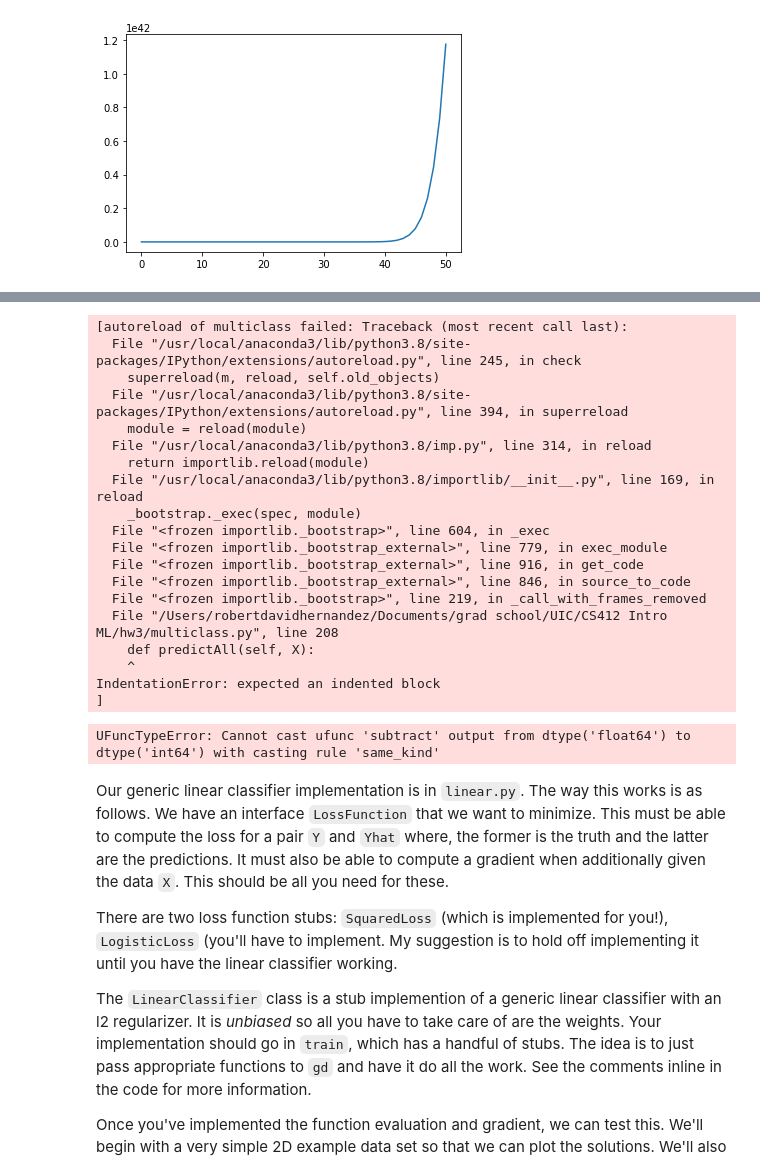
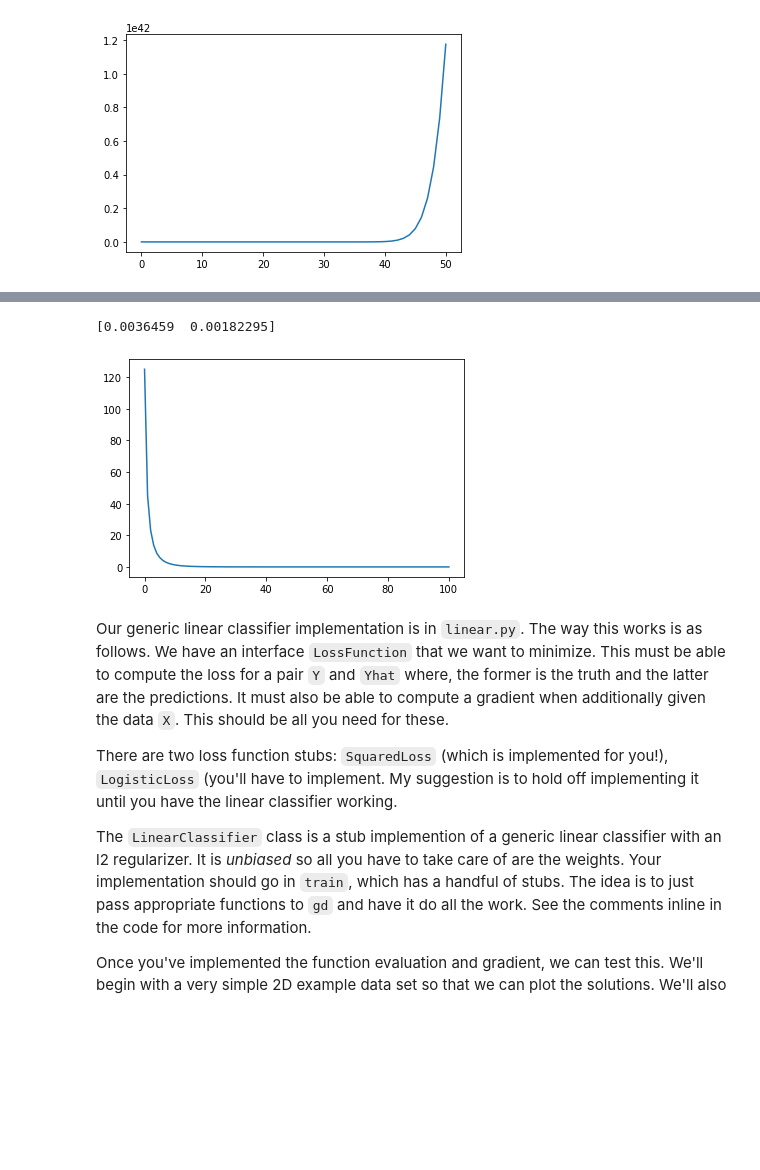
Before and after one commit to Rhernandez513/Intro_to_Machine_Learning, a Jupyter notebook: hw3/hw3.ipynb, the cells around one changed output, grey strips where cells are left out. Saved outputs shown, nothing was run; the diff lists cells and outputs as text; code cells hidden in the pictures; blank space fills up the shorter version.

```diff
--- a/hw3/hw3.ipynb
+++ b/hw3/hw3.ipynb
@@ -554,29 +560,12 @@ too:
 # %%
 x, trajectory = gd.gd(lambda x: linalg.norm(x)**2, lambda x: 2*x, array([10,5]), 100, 0.2)
 print(x)
 # array([ 0.0036459 ,  0.00182295])
-plot(trajectory)
+plt.plot(trajectory)
+plt.show()
 # %% [output]
-[autoreload of multiclass failed: Traceback (most recent call last):
-  File "/usr/local/anaconda3/lib/python3.8/site-packages/IPython/extensions/autoreload.py", line 245, in check
-    superreload(m, reload, self.old_objects)
-  File "/usr/local/anaconda3/lib/python3.8/site-packages/IPython/extensions/autoreload.py", line 394, in superreload
-    module = reload(module)
-  File "/usr/local/anaconda3/lib/python3.8/imp.py", line 314, in reload
-    return importlib.reload(module)
-  File "/usr/local/anaconda3/lib/python3.8/importlib/__init__.py", line 169, in reload
-    _bootstrap._exec(spec, module)
-  File "<frozen importlib._bootstrap>", line 604, in _exec
-  File "<frozen importlib._bootstrap_external>", line 779, in exec_module
-  File "<frozen importlib._bootstrap_external>", line 916, in get_code
-  File "<frozen importlib._bootstrap_external>", line 846, in source_to_code
-  File "<frozen importlib._bootstrap>", line 219, in _call_with_frames_removed
-  File "/Users/robertdavidhernandez/Documents/grad school/UIC/CS412 Intro ML/hw3/multiclass.py", line 208
-    def predictAll(self, X):
-    ^
-IndentationError: expected an indented block
-]
+[0.0036459  0.00182295]
-UFuncTypeError: Cannot cast ufunc 'subtract' output from dtype('float64') to dtype('int64') with casting rule 'same_kind'
+[figure, added]
 # %% [markdown]
 Our generic linear classifier implementation is
 in `linear.py`.  The way this works is as follows.  We have an
```
Also changed, not shown: parts of 6 cells of this notebook.
